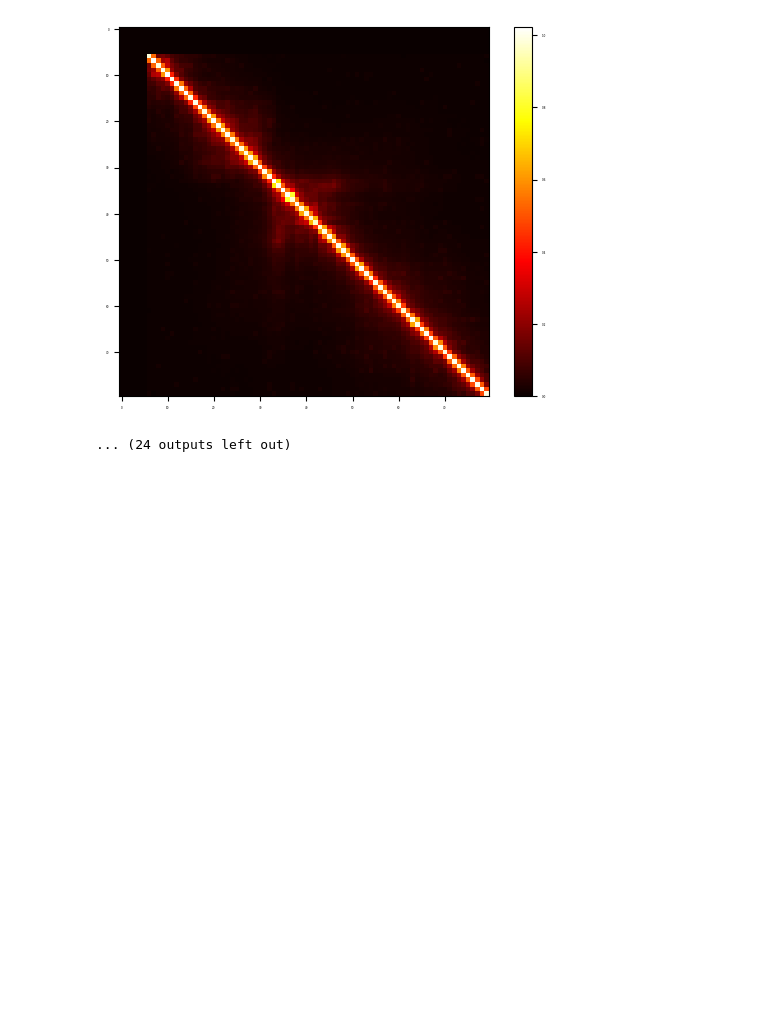
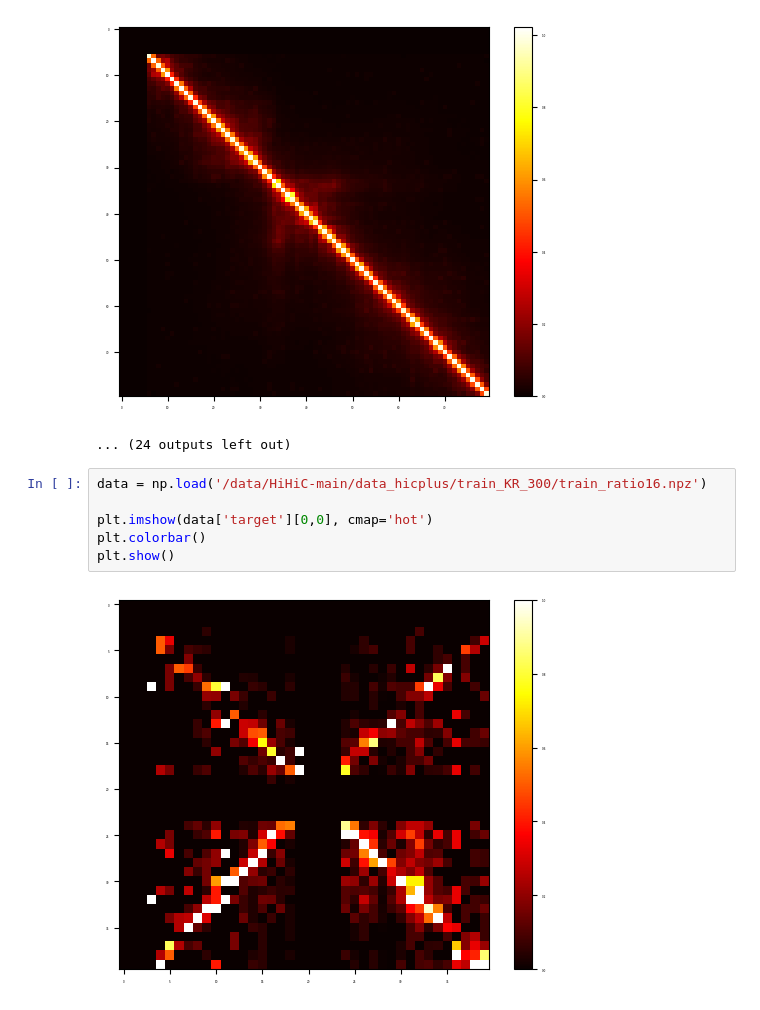
Before and after one commit to jkrLab/HiHiC, a Jupyter notebook: train.ipynb, the cells around one changed output. Cells and saved outputs as stored; diff of their text form; blank space fills up the shorter version.

```diff
--- a/train.ipynb
+++ b/train.ipynb
@@ -223,3 +287,11 @@ True
 (6304, 6304)
 [figure]
 ... (24 outputs left out)
+# %%
+data = np.load('/data/HiHiC-main/data_hicplus/train_KR_300/train_ratio16.npz')
+
+plt.imshow(data['target'][0,0], cmap='hot')
+plt.colorbar()
+plt.show()
+# %% [output]
+[figure, added]
```
Also changed, not shown: parts of 17 cells of this notebook, 8 other files.
